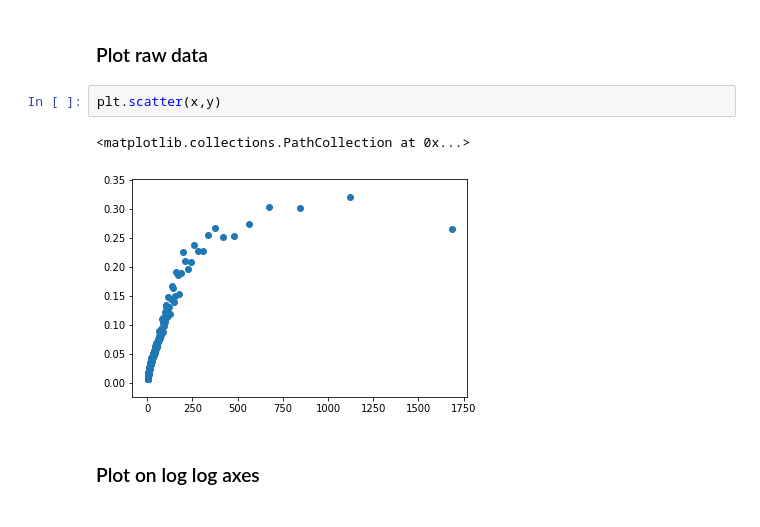
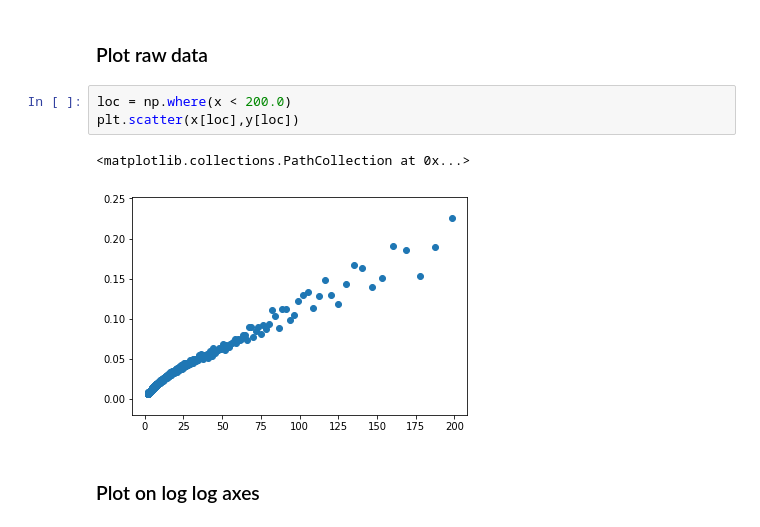
Before and after one commit to PaulHalloran/Jupiter_notebooks_halloran, a Jupyter notebook: log_data_displaying.ipynb, the cells around one changed output. Cells and saved outputs as stored; diff of their text form.

```diff
--- a/log_data_displaying.ipynb
+++ b/log_data_displaying.ipynb
@@ -10,11 +10,12 @@ x = np.load('/Users/ph290/Downloads/n1_Bell15_binsizes.npy')
 y = np.load('/Users/ph290/Downloads/n1_Bell15_mse.npy')
 # %% [markdown]
 ### Plot raw data
-# %%
-plt.scatter(x,y)
-# %% [output]
-<matplotlib.collections.PathCollection at 0x...>
-[figure, removed]
+# %%
+loc = np.where(x < 200.0)
+plt.scatter(x[loc],y[loc])
+# %% [output]
+<matplotlib.collections.PathCollection at 0x...>
+[figure, added]
 # %% [markdown]
 ### Plot on log log axes
 # %%
```
Also changed, not shown: parts of 5 cells of this notebook.
